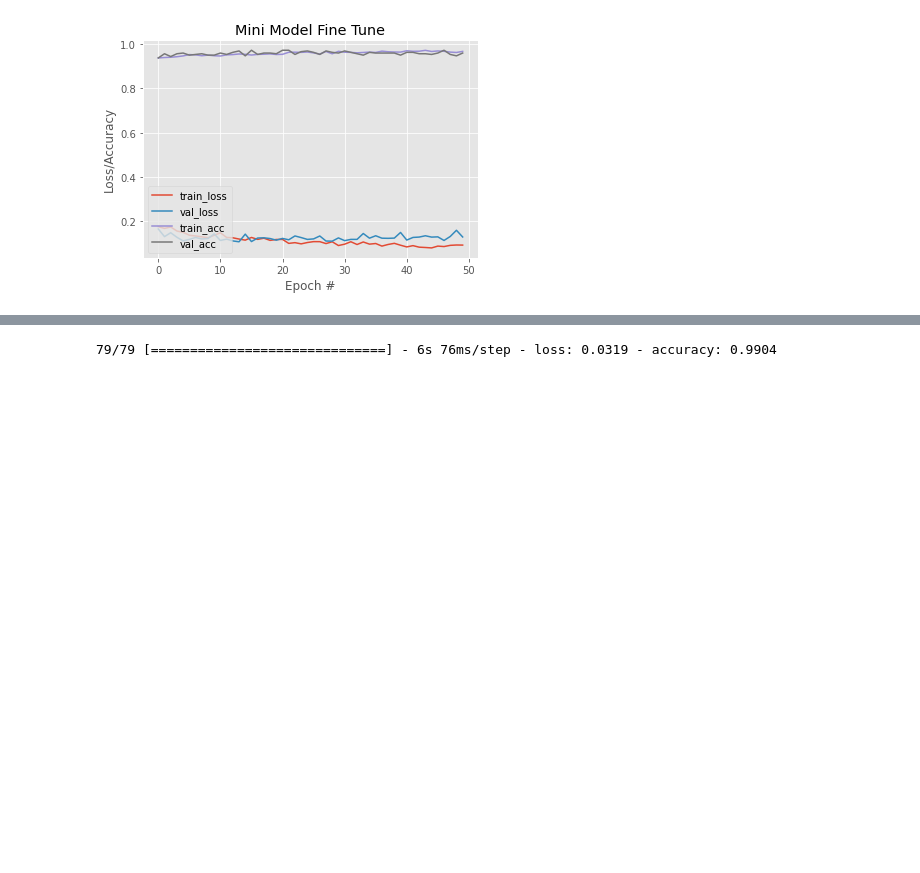
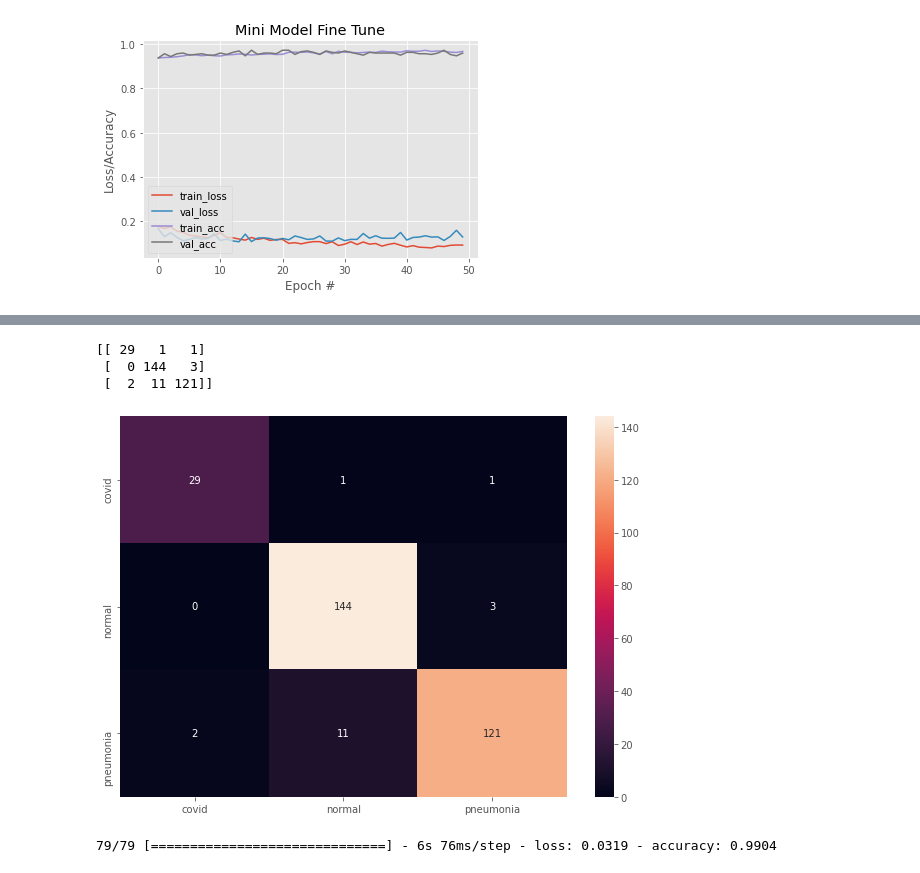
Before and after one commit to Rajsoni03/Coro_Net_Implementation, a Jupyter notebook: Mini_Model.ipynb, the cells around one changed output, grey strips where cells are left out. Saved outputs shown, nothing was run; the diff lists cells and outputs as text; code cells hidden in the pictures; blank space fills up the shorter version.

```diff
--- a/Mini_Model.ipynb
+++ b/Mini_Model.ipynb
@@ -394,0 +452,6 @@ pd.DataFrame(Mini_H_fine_tune.history).to_csv('/content/drive/MyDrive/AI Colab/F
+# %%
+# make predictions on the testing set
+probabilities = my_model.predict(data)
+
+y_true = labels.argmax(axis=1)
+y_pred = np.argmax(probabilities, axis=1)
@@ -395,3 +471,16 @@ pd.DataFrame(Mini_H_fine_tune.history).to_csv('/content/drive/MyDrive/AI Colab/F
+# %%
+cm = confusion_matrix(y_true, y_pred) # confusion matrix
+
+df_cm = pd.DataFrame(cm, index=['covid', 'normal', 'pneumonia'], columns = ['covid', 'normal', 'pneumonia'])
+plt.style.use("ggplot")
+plt.figure(figsize = (10,7))
+sns.heatmap(df_cm, annot=True, fmt='')
+plt.show()
+# %% [output]
+[[ 29   1   1]
+ [  0 144   3]
+ [  2  11 121]]
+[figure, added]
 # %%
 my_model.evaluate(train_data_gen_fine)
 # %% [output]
```
Also changed, not shown: parts of 6 cells of this notebook.
